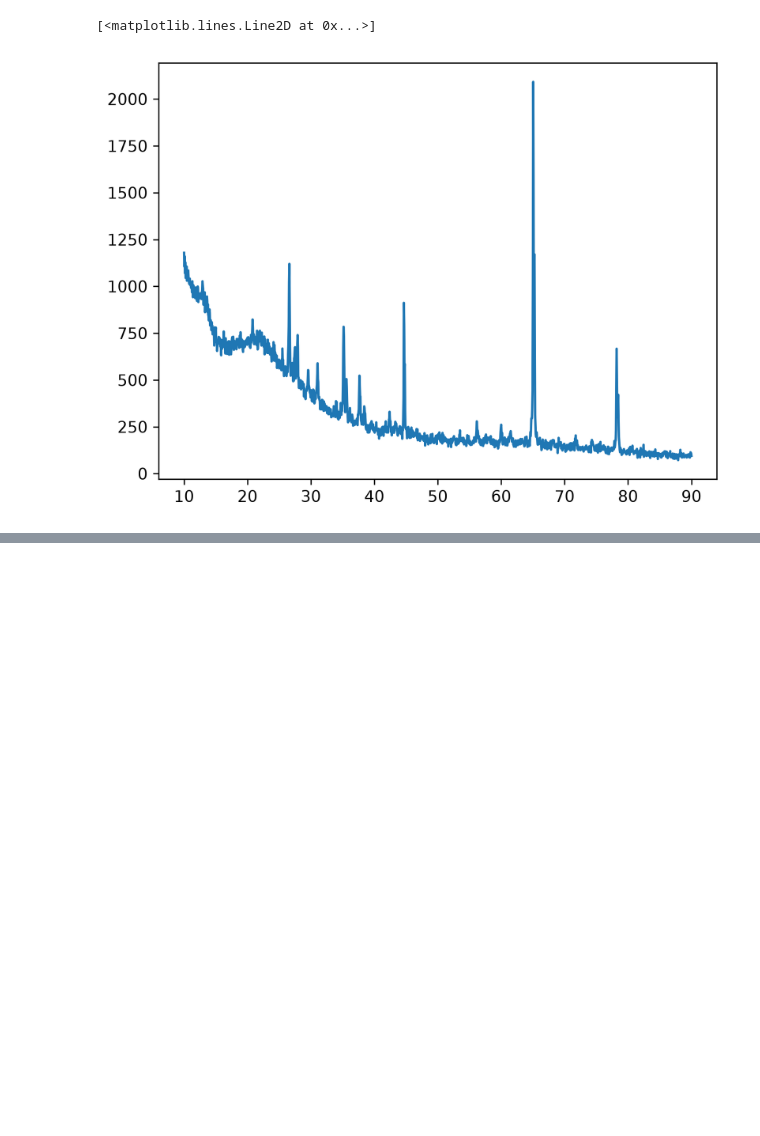
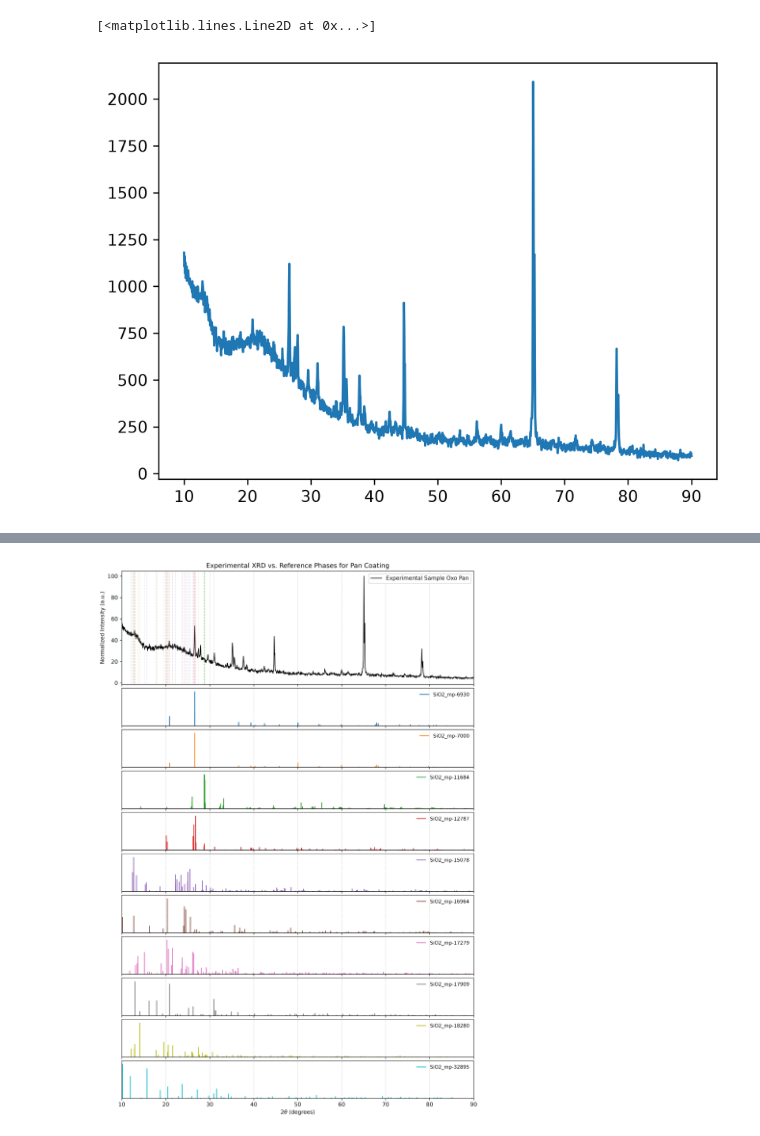
Before and after one commit to minhtet-htoon/mse-164l, a Jupyter notebook: xrd.ipynb, the cells around one changed output, grey strips where cells are left out. Drawn from its saved outputs; the diff is of its cells as text; code cells hidden in the pictures; blank space fills up the shorter version.

```diff
--- a/xrd.ipynb
+++ b/xrd.ipynb
@@ -140,0 +225,4 @@ print(list_of_available_fields)
+# %%
+plot_from_dir('./cif_files/coating/', "Experimental XRD vs. Reference Phases for Pan Coating", 0.01)
+# %% [output]
+[figure, added]
```
Also changed, not shown: parts of 8 cells of this notebook, 3 other files.
